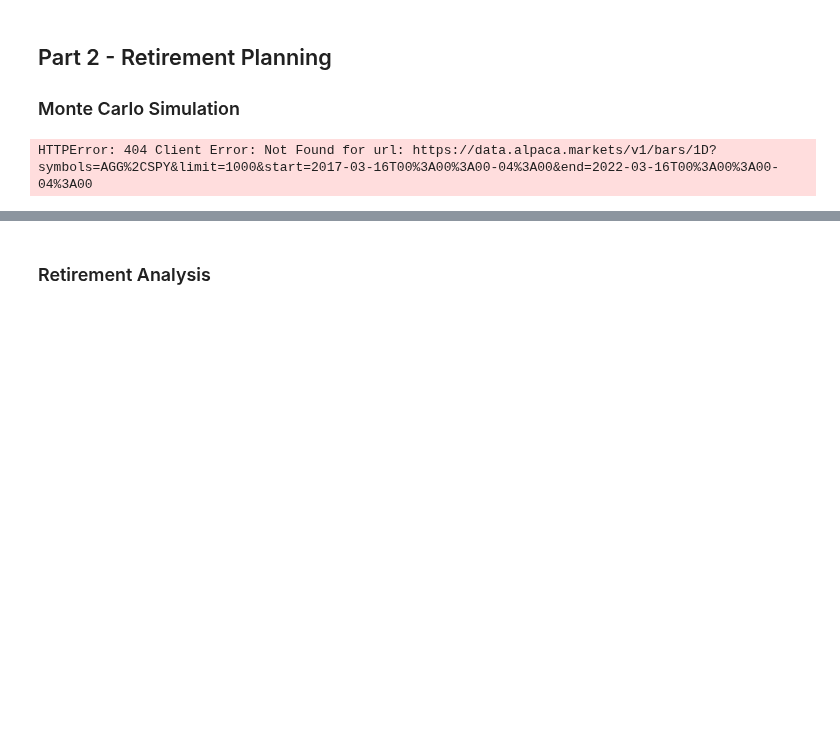
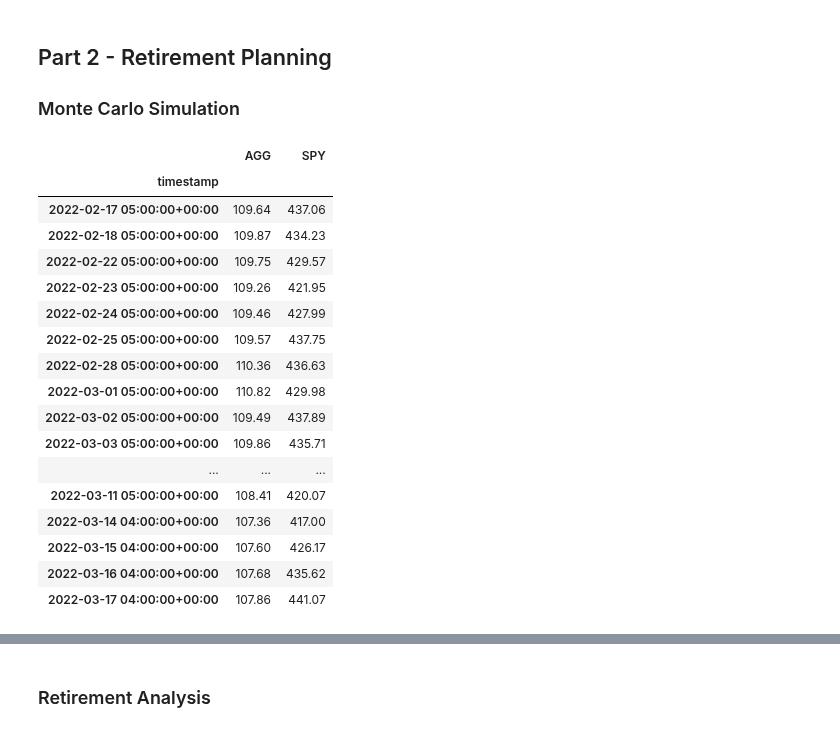
Before and after one commit to keanumanson/APIS-Homework, a Jupyter notebook: financial-planner.ipynb, the cells around one changed output, grey strips where cells are left out. Drawn from its saved outputs; the diff is of its cells as text; code cells hidden in the pictures; blank space fills up the shorter version.

```diff
--- a/financial-planner.ipynb
+++ b/financial-planner.ipynb
@@ -249,19 +271,78 @@ Congratulations you have enough savings for a sufficient emergency fund
 start_date = pd.Timestamp('2017-03-16', tz='America/New_York').isoformat()
 end_date = pd.Timestamp('2022-03-16', tz='America/New_York').isoformat()
+# %%
+# Get 5 years' worth of historical data for SPY and AGG
+# (use a limit=1000 parameter to call the most recent 1000 days of data)
+agg_5df = api.get_bars(["AGG"], TimeFrame.Day, "2017-02-17", "2022-03-17").df
+agg_5df.rename(columns = {"close": "AGG_close"}, inplace=True)
+
+spy_5df = api.get_bars(["SPY"], TimeFrame.Day, "2022-02-17", "2022-03-17").df
+spy_5df.rename(columns = {"close": "SPY_close"}, inplace=True)
+
+
+# Display sample data
+
+five_yr_stocks = pd.concat([agg_df, spy_df], axis=1)
+five_yr_stocks.head()
+#just closes
+
+
+five_yr_stocks = pd.DataFrame(columns=['AGG', 'SPY'])
+
+#df_savings['Name'] = crypto_tickers, tickers
+
+
+#adding current prices
+five_yr_stocks['AGG'] = agg_5df['AGG_close']
+five_yr_stocks['SPY'] = spy_5df['SPY_close']
+
+#drop nulls
+five_yr_stocks = five_yr_stocks.dropna().copy()
+# Display savings DataFrame
+display(five_yr_stocks)
+# %% [output]
+|  | AGG | SPY |
+| timestamp |  |  |
+| 2022-02-17 05:00:00+00:00 | 109.64 | 437.06 |
+| 2022-02-18 05:00:00+00:00 | 109.87 | 434.23 |
+| 2022-02-22 05:00:00+00:00 | 109.75 | 429.57 |
+| 2022-02-23 05:00:00+00:00 | 109.26 | 421.95 |
+| 2022-02-24 05:00:00+00:00 | 109.46 | 427.99 |
+| 2022-02-25 05:00:00+00:00 | 109.57 | 437.75 |
+| 2022-02-28 05:00:00+00:00 | 110.36 | 436.63 |
+| 2022-03-01 05:00:00+00:00 | 110.82 | 429.98 |
+| 2022-03-02 05:00:00+00:00 | 109.49 | 437.89 |
+| 2022-03-03 05:00:00+00:00 | 109.86 | 435.71 |
+| ... | ... | ... |
+| 2022-03-11 05:00:00+00:00 | 108.41 | 420.07 |
+| 2022-03-14 04:00:00+00:00 | 107.36 | 417.00 |
+| 2022-03-15 04:00:00+00:00 | 107.60 | 426.17 |
+| 2022-03-16 04:00:00+00:00 | 107.68 | 435.62 |
+| 2022-03-17 04:00:00+00:00 | 107.86 | 441.07 |
 # %%
 # Get 5 years' worth of historical data for SPY and AGG
 # (use a limit=1000 parameter to call the most recent 1000 days of data)
-five_yr_stocks = api.get_barset(
-    tickers,
-    timeframe,
-    start = start_date,
-    end = end_date,
-    limit = 1000
-).df
+#five_yr_stocks = api.get_barset(
+ #   tickers,
+  #  timeframe,
+  #  start = start_date,
+ #   end = end_date,
+  #  limit = 1000
+#).df
 
 # Display sample data
-five_yr_stocks.head(-10)
+#five_yr_stocks.head(-10)
+
+#df_savings['Name'] = crypto_tickers, tickers
+
+#otherinfo = pd.concat([agg_df, spy_df], axis=1)
+#adding current prices
+
+#drop nulls
+#otherinfo = otherinfo.dropna().copy()
+
+#newtest = otherinfo.groupby(['AGG_close', 'SPY_close']).agg({'AGG_close': ['open', 'high', 'low', 'AGG_close', 'volume', 'trade_count', 'vwap', 'symbol'], 'SPY_close': ['open', 'high', 'low', 'SPY_close', 'volume', 'trade_count', 'vwap', 'symbol']})
+# Display savings DataFrame
+#otherinfo.head()
-# %% [output]
-HTTPError: 404 Client Error: Not Found for url: https://data.alpaca.markets/v1/bars/1D?symbols=AGG%2CSPY&limit=1000&start=2017-03-16T00%3A00%3A00-04%3A00&end=2022-03-16T00%3A00%3A00-04%3A00
 # %%
 # Configuring a Monte Carlo simulation to forecast 30 years cumulative returns
```
Also changed, not shown: parts of 21 cells of this notebook, 2 other files.
